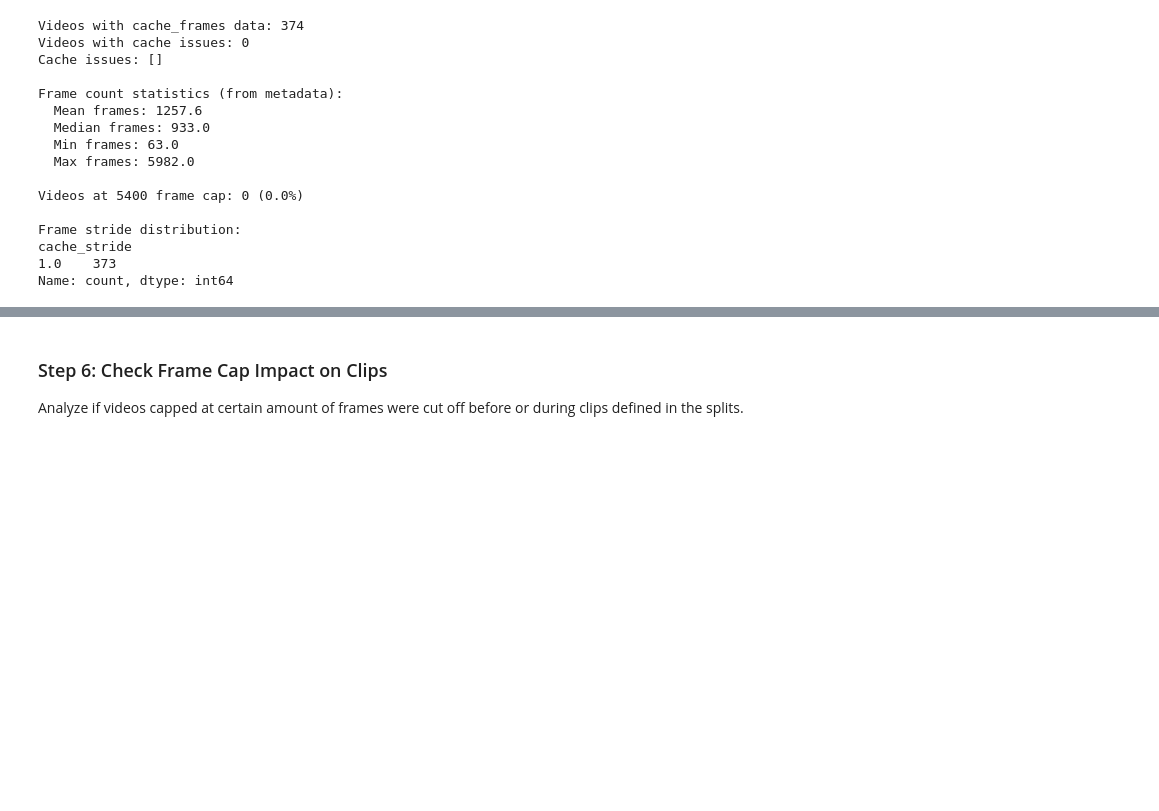
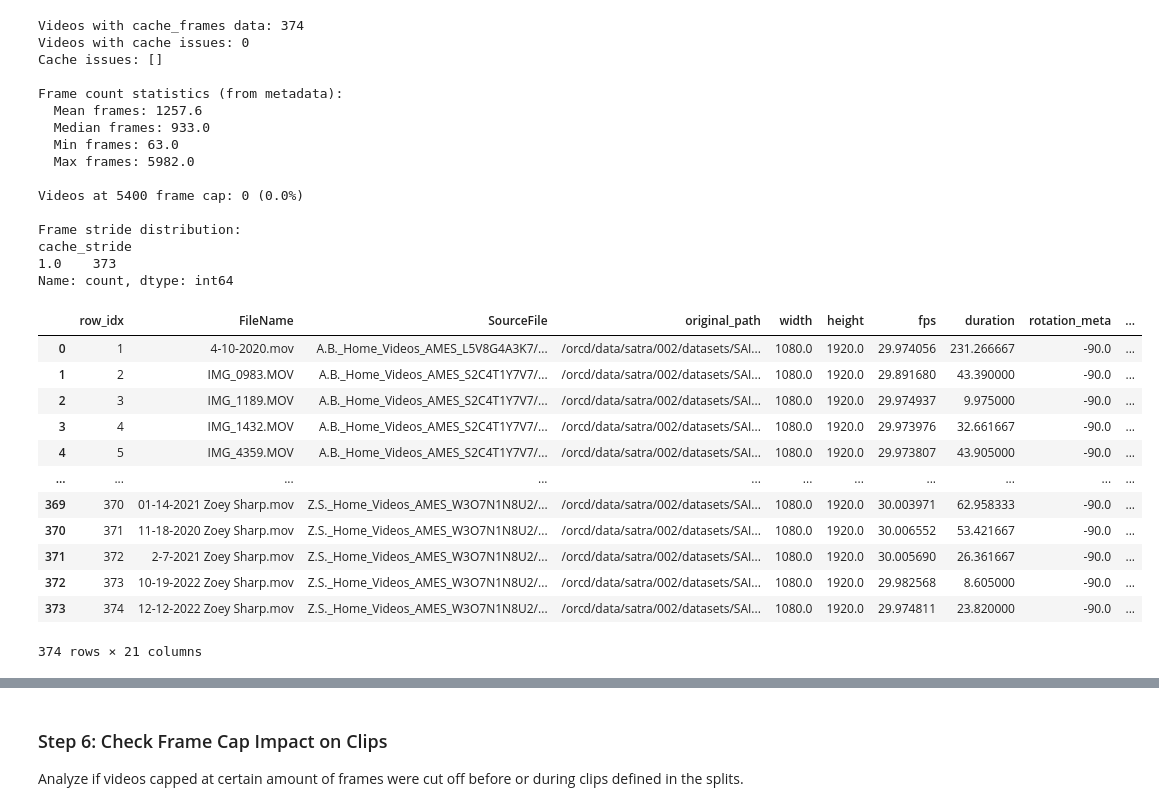
Before and after one commit to brukew/rmmdet, a Jupyter notebook: dataprep/data_review/data_flow_analysis.ipynb, the cells around one changed output, grey strips where cells are left out. Cells and saved outputs as stored; diff of their text form; code cells hidden in the pictures; blank space fills up the shorter version.

```diff
--- a/dataprep/data_review/data_flow_analysis.ipynb
+++ b/dataprep/data_review/data_flow_analysis.ipynb
@@ -878,12 +878,13 @@ def analyze_mask_cache(cache_path: Path) -> dict:
 
         return {
             'num_frames': len(frame_indices),
-            'min_frame': min(frame_indices) if frame_indices else None,
-            'max_frame': max(frame_indices) if frame_indices else None,
-            'frame_stride': attrs.get('frame_stride', None),
-            'max_frames': attrs.get('max_frames', None),
-            'height': attrs.get('height', None),
-            'width': attrs.get('width', None),
+            'frame_indices': frame_indices,
+            'min_frame': int(min(frame_indices)) if frame_indices else None,
+            'max_frame': int(max(frame_indices)) if frame_indices else None,
+            'frame_stride': int(attrs.get('frame_stride', None)),
+            'max_frames': int(attrs.get('max_frames', None)),
+            'height': int(attrs.get('height', None)),
+            'width': int(attrs.get('width', None)),
             'model': attrs.get('model', None),
             'prompt': attrs.get('prompt', None),
         }
@@ -971,3 +980,19 @@ Frame stride distribution:
 cache_stride
 1.0    373
 Name: count, dtype: int64
+# %%
+video_meta_df
+# %% [output]
+|  | row_idx | FileName | SourceFile | original_path | width | height | fps | duration | rotation_meta | ... |
+| 0 | 1 | 4-10-2020.mov | A.B._Home_Videos_AMES_L5V8G4A3K7/... | /orcd/data/satra/002/datasets/SAI... | 1080.0 | 1920.0 | 29.974056 | 231.266667 | -90.0 | ... |
+| 1 | 2 | IMG_0983.MOV | A.B._Home_Videos_AMES_S2C4T1Y7V7/... | /orcd/data/satra/002/datasets/SAI... | 1080.0 | 1920.0 | 29.891680 | 43.390000 | -90.0 | ... |
+| 2 | 3 | IMG_1189.MOV | A.B._Home_Videos_AMES_S2C4T1Y7V7/... | /orcd/data/satra/002/datasets/SAI... | 1080.0 | 1920.0 | 29.974937 | 9.975000 | -90.0 | ... |
+| 3 | 4 | IMG_1432.MOV | A.B._Home_Videos_AMES_S2C4T1Y7V7/... | /orcd/data/satra/002/datasets/SAI... | 1080.0 | 1920.0 | 29.973976 | 32.661667 | -90.0 | ... |
+| 4 | 5 | IMG_4359.MOV | A.B._Home_Videos_AMES_S2C4T1Y7V7/... | /orcd/data/satra/002/datasets/SAI... | 1080.0 | 1920.0 | 29.973807 | 43.905000 | -90.0 | ... |
+| ... | ... | ... | ... | ... | ... | ... | ... | ... | ... | ... |
+| 369 | 370 | 01-14-2021 Zoey Sharp.mov | Z.S._Home_Videos_AMES_W3O7N1N8U2/... | /orcd/data/satra/002/datasets/SAI... | 1080.0 | 1920.0 | 30.003971 | 62.958333 | -90.0 | ... |
+| 370 | 371 | 11-18-2020 Zoey Sharp.mov | Z.S._Home_Videos_AMES_W3O7N1N8U2/... | /orcd/data/satra/002/datasets/SAI... | 1080.0 | 1920.0 | 30.006552 | 53.421667 | -90.0 | ... |
+| 371 | 372 | 2-7-2021 Zoey Sharp.mov | Z.S._Home_Videos_AMES_W3O7N1N8U2/... | /orcd/data/satra/002/datasets/SAI... | 1080.0 | 1920.0 | 30.005690 | 26.361667 | -90.0 | ... |
+| 372 | 373 | 10-19-2022 Zoey Sharp.mov | Z.S._Home_Videos_AMES_W3O7N1N8U2/... | /orcd/data/satra/002/datasets/SAI... | 1080.0 | 1920.0 | 29.982568 | 8.605000 | -90.0 | ... |
+| 373 | 374 | 12-12-2022 Zoey Sharp.mov | Z.S._Home_Videos_AMES_W3O7N1N8U2/... | /orcd/data/satra/002/datasets/SAI... | 1080.0 | 1920.0 | 29.974811 | 23.820000 | -90.0 | ... |
+374 rows × 21 columns
```
Also changed, not shown: parts of 10 cells of this notebook, 13 other files.
